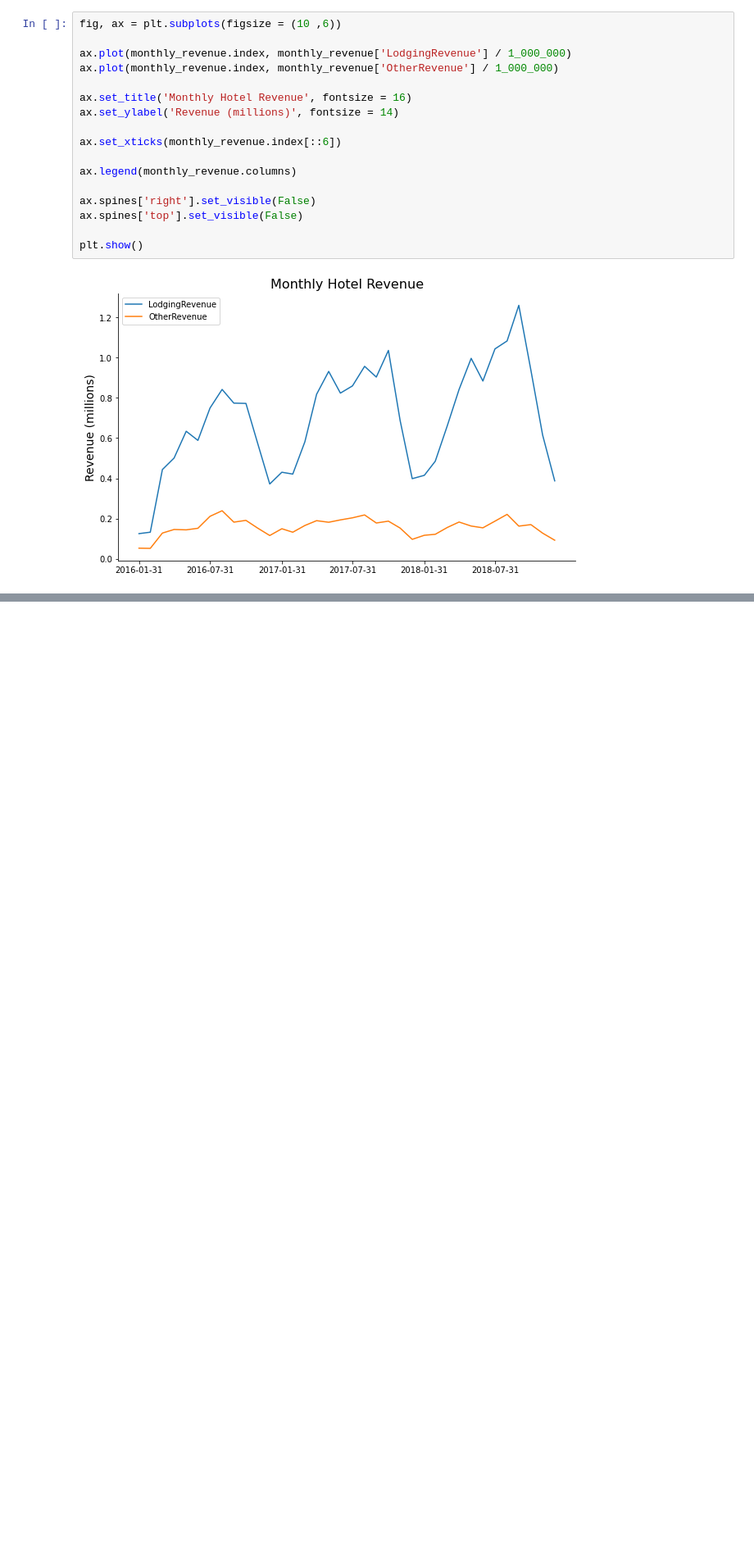
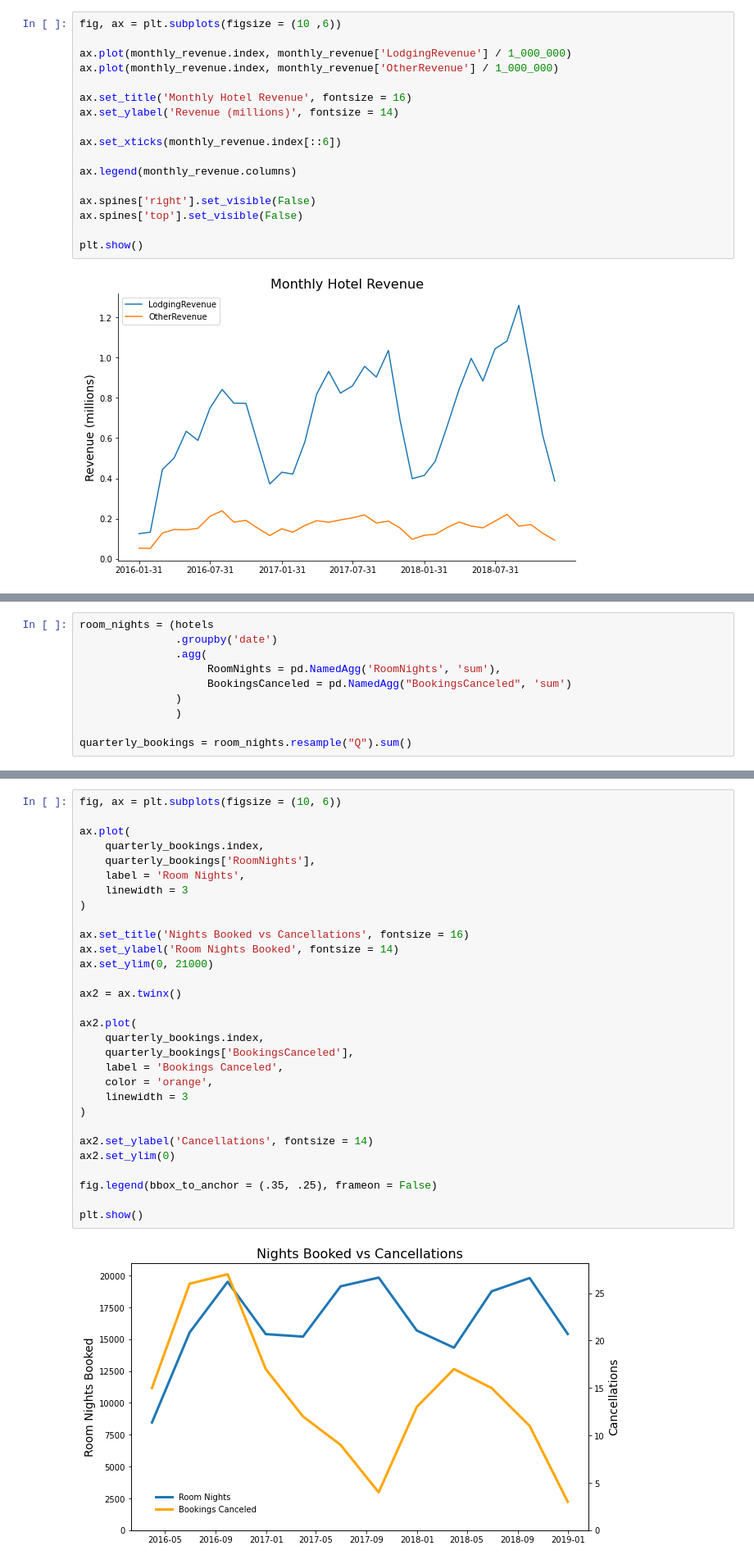
Before and after one commit to naruhikohama/dataviz-python, a Jupyter notebook: assignments.ipynb, the cells around one changed output, grey strips where cells are left out. Shown at 82% size. Cells and saved outputs as stored; diff of their text form; blank space fills up the shorter version.

```diff
--- a/assignments.ipynb
+++ b/assignments.ipynb
@@ -55,0 +58,10 @@ plt.show()
+# %%
+room_nights = (hotels
+               .groupby('date')
+               .agg(
+                    RoomNights = pd.NamedAgg('RoomNights', 'sum'),
+                    BookingsCanceled = pd.NamedAgg("BookingsCanceled", 'sum')
+               )
+               )
+
+quarterly_bookings = room_nights.resample("Q").sum()
@@ -55,0 +78,32 @@ plt.show()
+# %%
+fig, ax = plt.subplots(figsize = (10, 6))
+
+ax.plot(
+    quarterly_bookings.index,
+    quarterly_bookings['RoomNights'],
+    label = 'Room Nights',
+    linewidth = 3
+)
+
+ax.set_title('Nights Booked vs Cancellations', fontsize = 16)
+ax.set_ylabel('Room Nights Booked', fontsize = 14)
+ax.set_ylim(0, 21000)
+
+ax2 = ax.twinx()
+
+ax2.plot(
+    quarterly_bookings.index,
+    quarterly_bookings['BookingsCanceled'],
+    label = 'Bookings Canceled',
+    color = 'orange',
+    linewidth = 3
+)
+
+ax2.set_ylabel('Cancellations', fontsize = 14)
+ax2.set_ylim(0)
+
+fig.legend(bbox_to_anchor = (.35, .25), frameon = False)
+
+plt.show()
+# %% [output]
+[figure, added]
```
Also changed, not shown: parts of 2 cells of this notebook.
